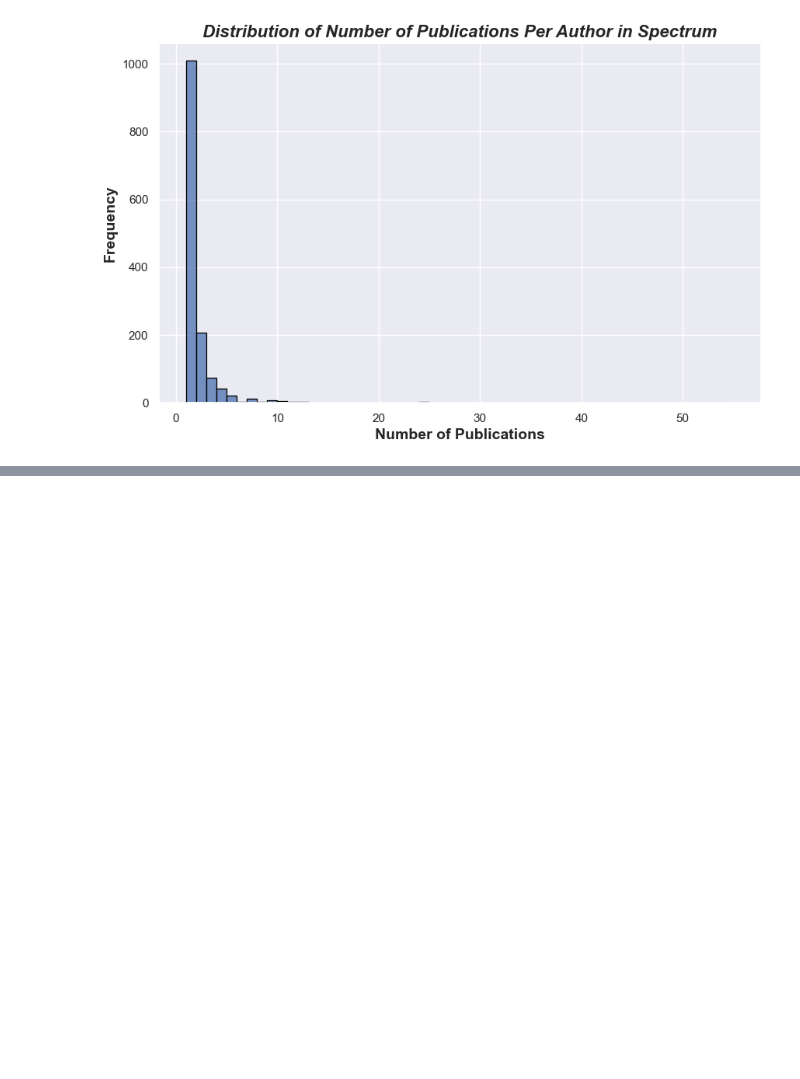
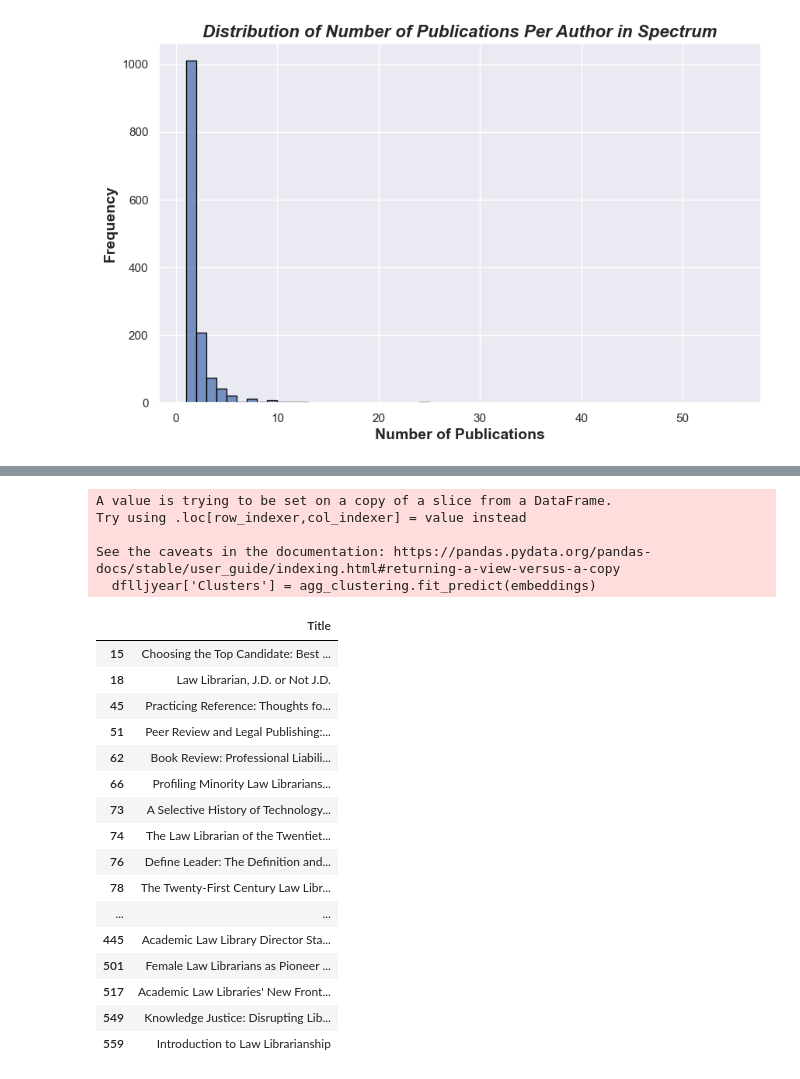
Before and after one commit to mattclem9/LLJSpectrum, a Jupyter notebook: Code/lljspec.ipynb, the cells around one changed output, grey strips where cells are left out. Saved outputs shown, nothing was run; the diff lists cells and outputs as text; code cells hidden in the pictures; blank space fills up the shorter version.

```diff
--- a/Code/lljspec.ipynb
+++ b/Code/lljspec.ipynb
@@ -8,3 +8,7 @@ import re
 #importing data visualization matplot and seabaron libraries
 import seaborn as sns
 import matplotlib.pyplot as plt
+# %%
+#importing sentence transformer
+from sentence_transformers import SentenceTransformer, util
+model = SentenceTransformer('all-MiniLM-L6-v2')
@@ -289,10 +298,3 @@ print(dflljauthor)
-# %%
-def extract_years_multiple(Citation):
-    matches = re.findall(r'\b(\d{4})\b', Citation)
-    if matches:
-        return matches[0]
-    else:
-        return None
 # %%
 dfspecauthor['Date'] = dfspecauthor['Citation'].apply(extract_years_multiple)
 dfspecauthor = dfspecauthor.drop(columns=['Citation'])
@@ -447 +467,5 @@ plt.ylabel('Number of Publications', fontweight = 'bold', fontsize=40, labelpad=
 [figure]
+# %%
+dflljyear['Title'] = dflljyear['Title'].astype(str)
+embeddings = model.encode(dflljyear['Title'].tolist())
+dflljyear['Embeddings'] = list(embeddings)
@@ -448,3 +483,34 @@ plt.ylabel('Number of Publications', fontweight = 'bold', fontsize=40, labelpad=
+# %%
+num_clusters = 10
+agg_clustering = AgglomerativeClustering(n_clusters=num_clusters)
+dflljyear['Clusters'] = agg_clustering.fit_predict(embeddings)
+# %% [output]
+A value is trying to be set on a copy of a slice from a DataFrame.
+Try using .loc[row_indexer,col_indexer] = value instead
+
+See the caveats in the documentation: https://pandas.pydata.org/pandas-docs/stable/user_guide/indexing.html#returning-a-view-versus-a-copy
+  dflljyear['Clusters'] = agg_clustering.fit_predict(embeddings)
+# %%
+Cluster1 = dflljyear[dflljyear['Clusters'] == 8][['Title']]
+Cluster1.head(50)
+# %% [output]
+|  | Title |
+| 15 | Choosing the Top Candidate: Best ... |
+| 18 | Law Librarian, J.D. or Not J.D. |
+| 45 | Practicing Reference: Thoughts fo... |
+| 51 | Peer Review and Legal Publishing:... |
+| 62 | Book Review: Professional Liabili... |
+| 66 | Profiling Minority Law Librarians... |
+| 73 | A Selective History of Technology... |
+| 74 | The Law Librarian of the Twentiet... |
+| 76 | Define Leader: The Definition and... |
+| 78 | The Twenty-First Century Law Libr... |
+| ... | ... |
+| 445 | Academic Law Library Director Sta... |
+| 501 | Female Law Librarians as Pioneer ... |
+| 517 | Academic Law Libraries' New Front... |
+| 549 | Knowledge Justice: Disrupting Lib... |
+| 559 | Introduction to Law Librarianship |
 # %%
 #! Semantic analysis notes from cas
 #sa refers to functions in the semantic analysis.py file
```
Also changed, not shown: parts of 27 cells of this notebook, 11 other files.
